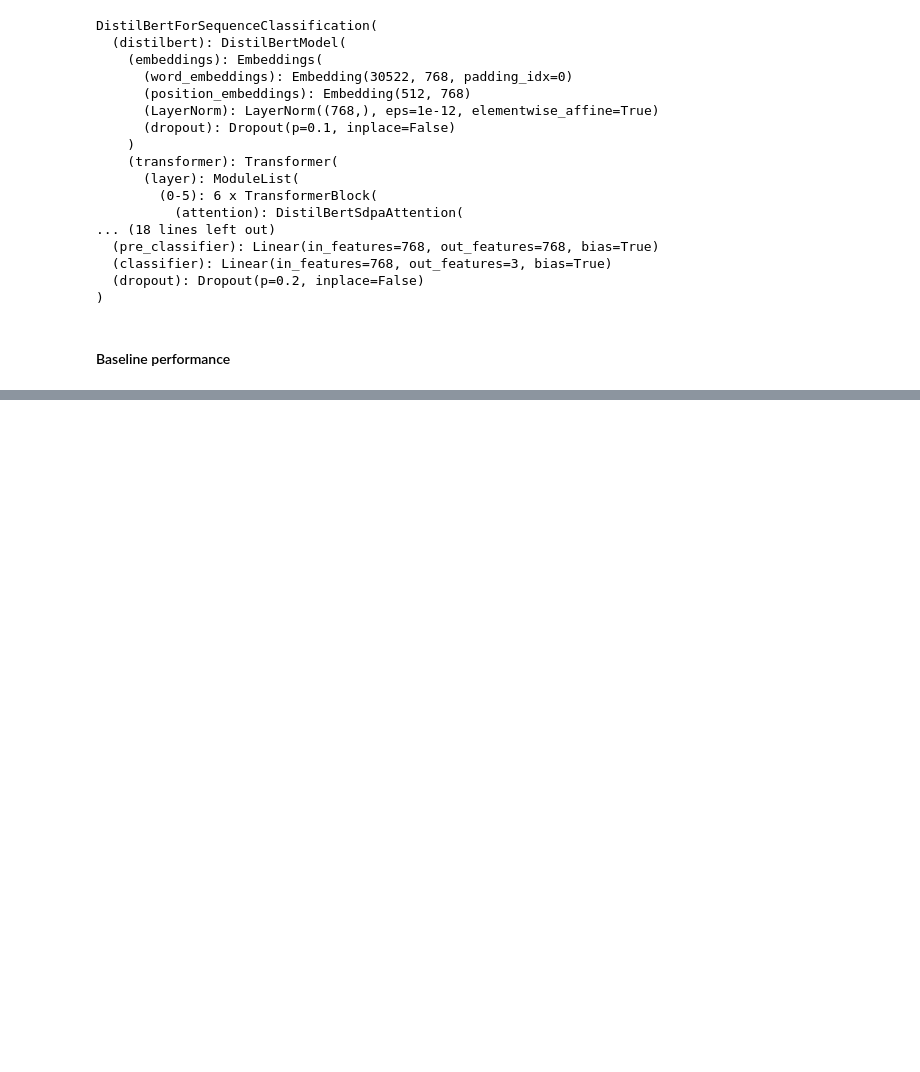
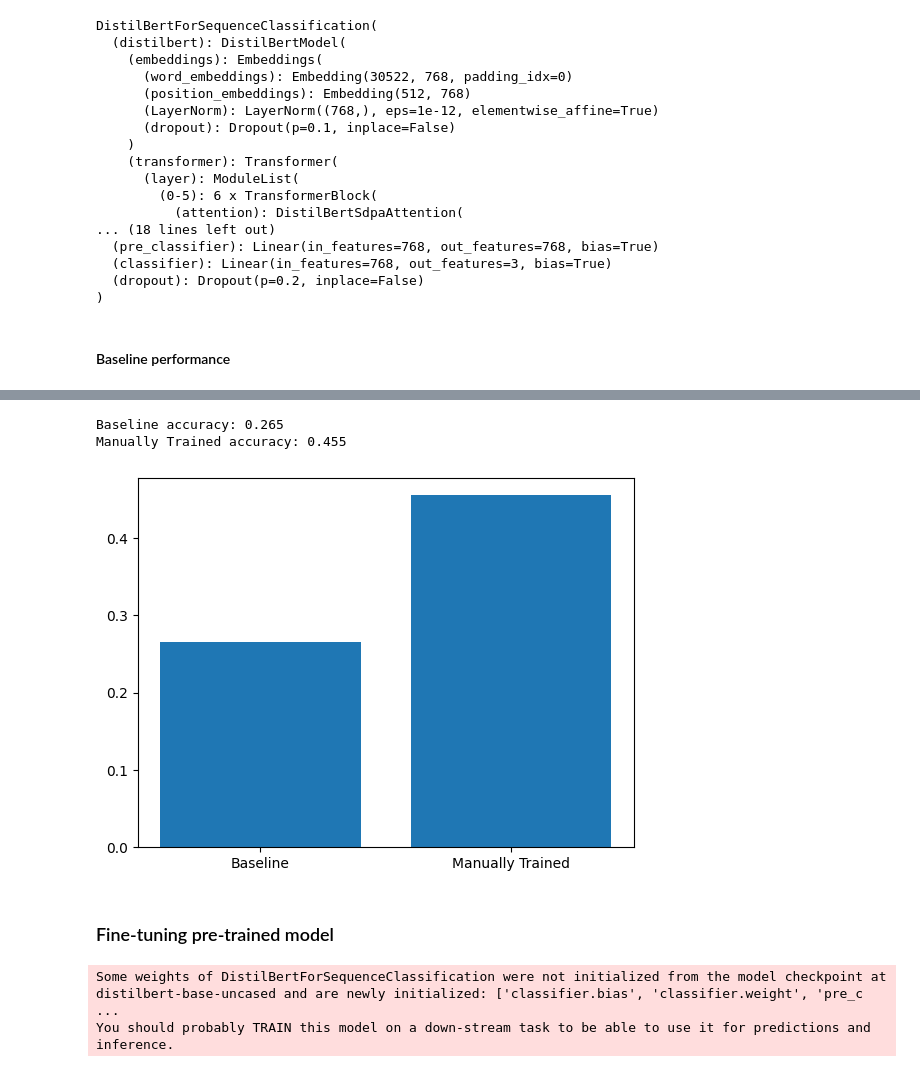
Before and after one commit to aliirtazas/sentiment-classification-ml-bert, a Jupyter notebook: twitter_sentiment_classification_ML_BERT.ipynb, the cells around one changed output, grey strips where cells are left out. Saved outputs shown, nothing was run; the diff lists cells and outputs as text; code cells hidden in the pictures; blank space fills up the shorter version.

```diff
--- a/twitter_sentiment_classification_ML_BERT.ipynb
+++ b/twitter_sentiment_classification_ML_BERT.ipynb
@@ -598,0 +684,26 @@ None
+# %%
+# Training the model
+
+from transformers import get_scheduler
+from torch.optim import AdamW
+
+num_epochs = 2
+
+optimizer = AdamW(untrained_model.parameters(), lr=5e-5)
+
+lr_scheduler = get_scheduler(
+  "linear",
+  optimizer=optimizer,
+  num_warmup_steps=50,
+  num_training_steps=len(train_dataloader) * num_epochs
+)
+
+torch.cuda.empty_cache()
+untrained_model.to(device)
+
+train(untrained_model,
+      optimizer, num_epochs,
+      train_dataloader,
+      validation_dataloader,
+      lr_scheduler,
+      device)
@@ -598,0 +719,32 @@ None
+# %%
+# Evaluate
+
+metrics = ['accuracy']
+
+# Evaluate on test dataset!
+trained_result = evaluate(model=untrained_model,
+    test_dataloader=test_dataloader,
+    device=device,
+    metric_strs=["accuracy"])['accuracy']
+
+# Plot
+results = baseline_result, trained_result
+names = ['Baseline', 'Manually Trained']
+make_plots(results, names)
+# %% [output]
+Baseline accuracy: 0.265
+Manually Trained accuracy: 0.455
+[figure, added]
+# %% [markdown]
+### Fine-tuning pre-trained model
+# %%
+# Load pre-trained model
+
+from transformers import DistilBertForSequenceClassification
+
+pretrained_model = DistilBertForSequenceClassification.from_pretrained(
+    "distilbert-base-uncased" , num_labels = 3
+)
+# %% [output]
+Some weights of DistilBertForSequenceClassification were not initialized from the model checkpoint at distilbert-base-uncased and are newly initialized: ['classifier.bias', 'classifier.weight', 'pre_c ...
+You should probably TRAIN this model on a down-stream task to be able to use it for predictions and inference.
```
Also changed, not shown: parts of 16 cells of this notebook.
